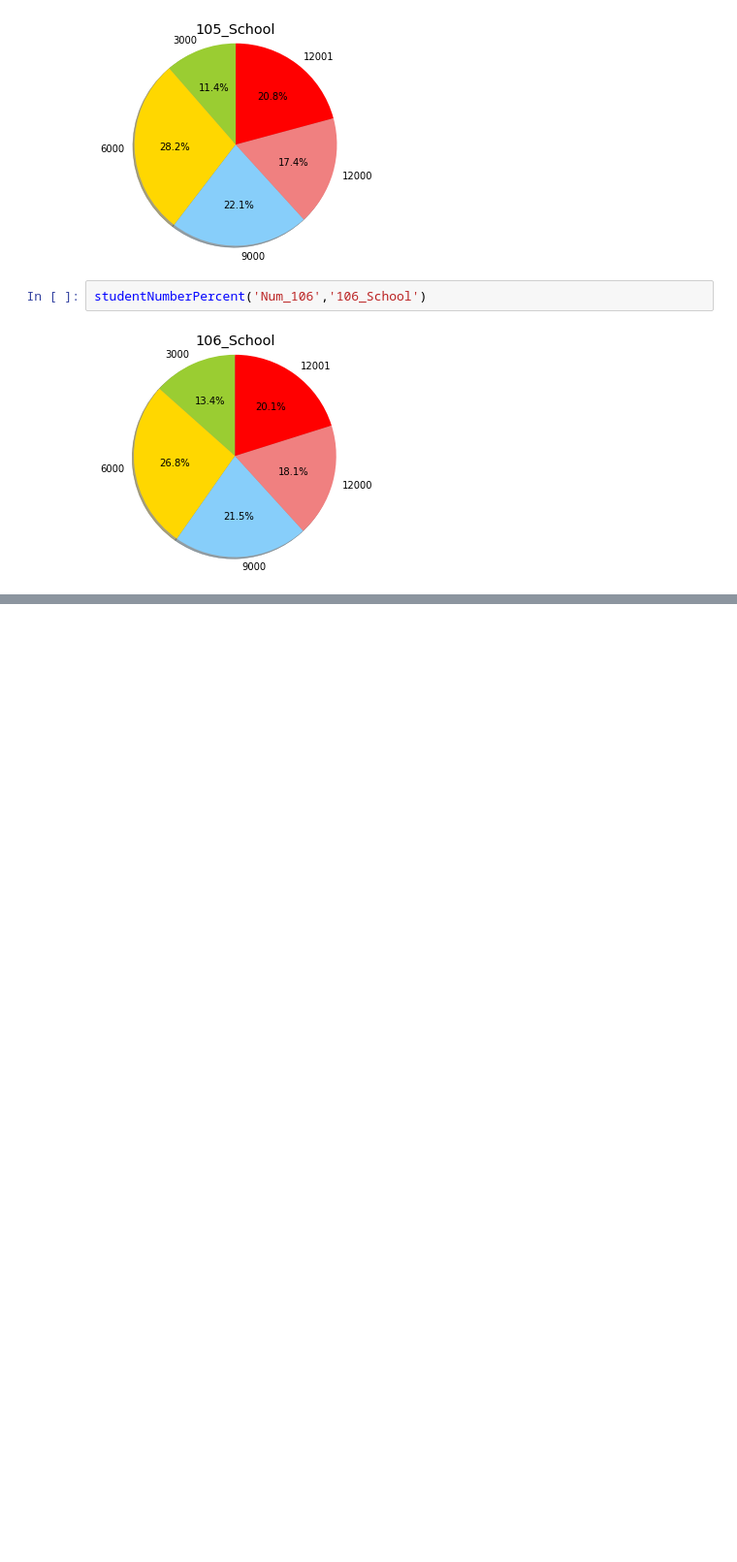
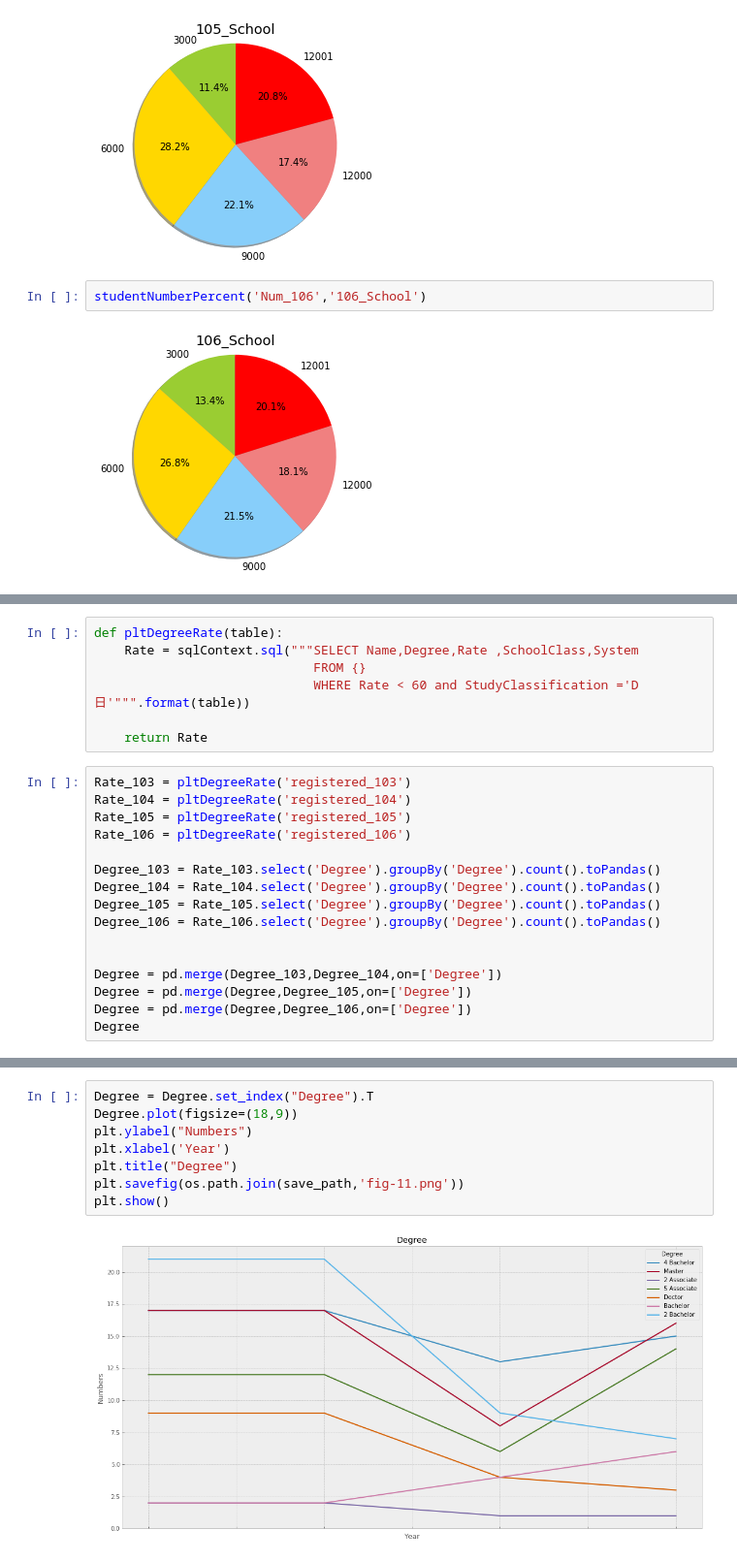
Before and after one commit to Rich0721/cloud_project, a Jupyter notebook: final_project.ipynb, the cells around one changed output, grey strips where cells are left out. Shown: that part at 97% size. Cells and saved outputs as stored; diff of their text form; blank space fills up the shorter version.

```diff
--- a/final_project.ipynb
+++ b/final_project.ipynb
@@ -486,0 +622,23 @@ Name_less_than.select('R_N','SchoolClass','105_Rate','106_Rate','Degree','Number
+# %%
+def pltDegreeRate(table):
+    Rate = sqlContext.sql("""SELECT Name,Degree,Rate ,SchoolClass,System
+                             FROM {}
+                             WHERE Rate < 60 and StudyClassification ='D 日'""".format(table))
+
+    return Rate
+# %%
+Rate_103 = pltDegreeRate('registered_103')
+Rate_104 = pltDegreeRate('registered_104')
+Rate_105 = pltDegreeRate('registered_105')
+Rate_106 = pltDegreeRate('registered_106')
+
+Degree_103 = Rate_103.select('Degree').groupBy('Degree').count().toPandas()
+Degree_104 = Rate_104.select('Degree').groupBy('Degree').count().toPandas()
+Degree_105 = Rate_105.select('Degree').groupBy('Degree').count().toPandas()
+Degree_106 = Rate_106.select('Degree').groupBy('Degree').count().toPandas()
+
+
+Degree = pd.merge(Degree_103,Degree_104,on=['Degree'])
+Degree = pd.merge(Degree,Degree_105,on=['Degree'])
+Degree = pd.merge(Degree,Degree_106,on=['Degree'])
+Degree
@@ -486,0 +654,10 @@ Name_less_than.select('R_N','SchoolClass','105_Rate','106_Rate','Degree','Number
+# %%
+Degree = Degree.set_index("Degree").T
+Degree.plot(figsize=(18,9))
+plt.ylabel("Numbers")
+plt.xlabel('Year')
+plt.title("Degree")
+plt.savefig(os.path.join(save_path,'fig-11.png'))
+plt.show()
+# %% [output]
+[figure, added]
```
Also changed, not shown: parts of 54 cells of this notebook, 33 other files.
